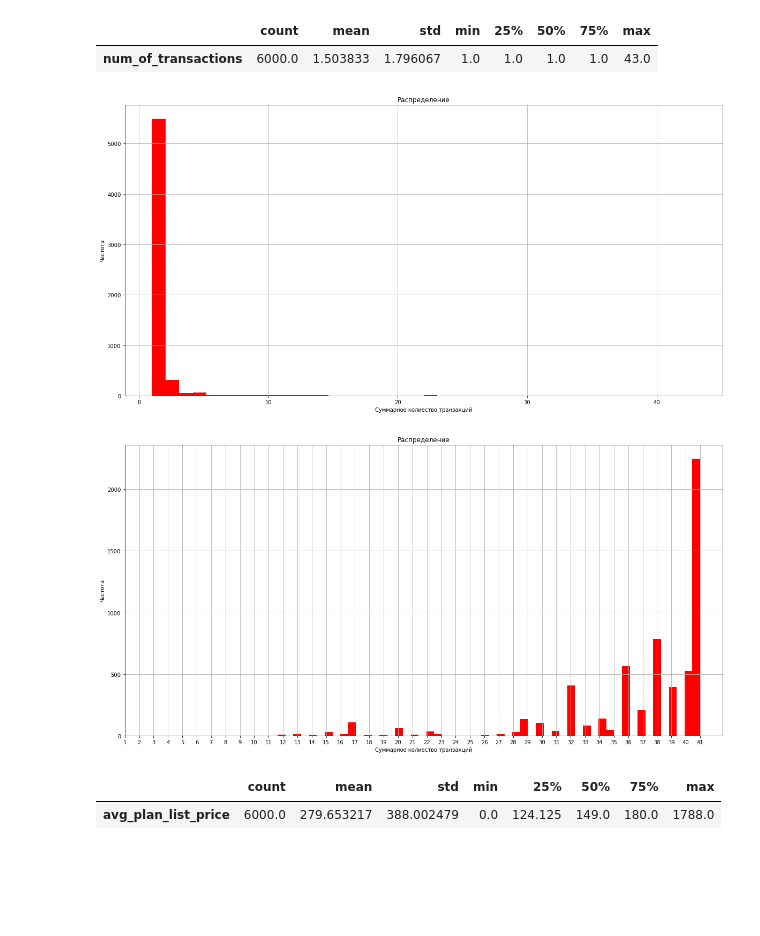
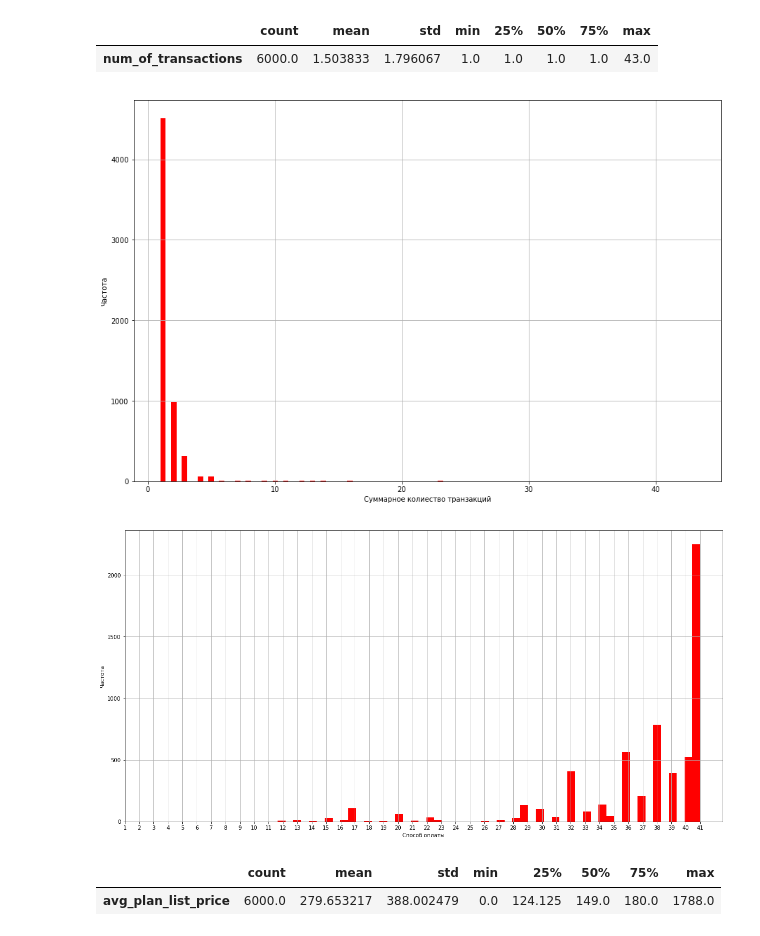
Before and after one commit to rimskiynikita/churn_prediction, a Jupyter notebook: Описание данных.ipynb, the cells around one changed output. Saved outputs shown, nothing was run; the diff lists cells and outputs as text; code cells hidden in the pictures; blank space fills up the shorter version.

```diff
--- a/Описание данных.ipynb
+++ b/Описание данных.ipynb
@@ -452,13 +468,13 @@ get_description_for_qual(d_trans_2, 'num_of_transactions')
 |  | count | mean | std | min | 25% | 50% | 75% | max |
 | num_of_transactions | 6000.0 | 1.503833 | 1.796067 | 1.0 | 1.0 | 1.0 | 1.0 | 43.0 |
 # %%
-get_plot_for_usual(d_trans_2, 'num_of_transactions', 'Распределение' , 'Суммарное колиество транзакций', 'Частота', 40)
+get_plot_for_usual_3(d_trans_2, 'num_of_transactions', ' ' , 'Суммарное колиество транзакций', 'Частота', 100)
 # %% [output]
-[figure, old version]
+[figure, new version]
 # %%
-get_plot_for_qual(d_trans_2, 'most_popular_payment_id', 'Распределение' , 'Суммарное колиество транзакций', 'Частота')
+get_plot_for_qual(d_trans_2, 'most_popular_payment_id', ' ' , 'Способ оплаты', 'Частота')
 # %% [output]
-[figure, old version]
+[figure, new version]
 # %%
 get_description_for_qual(d_trans_2, 'avg_plan_list_price')
 # %% [output]
```
Also changed, not shown: parts of 13 cells of this notebook, 2 other files.
